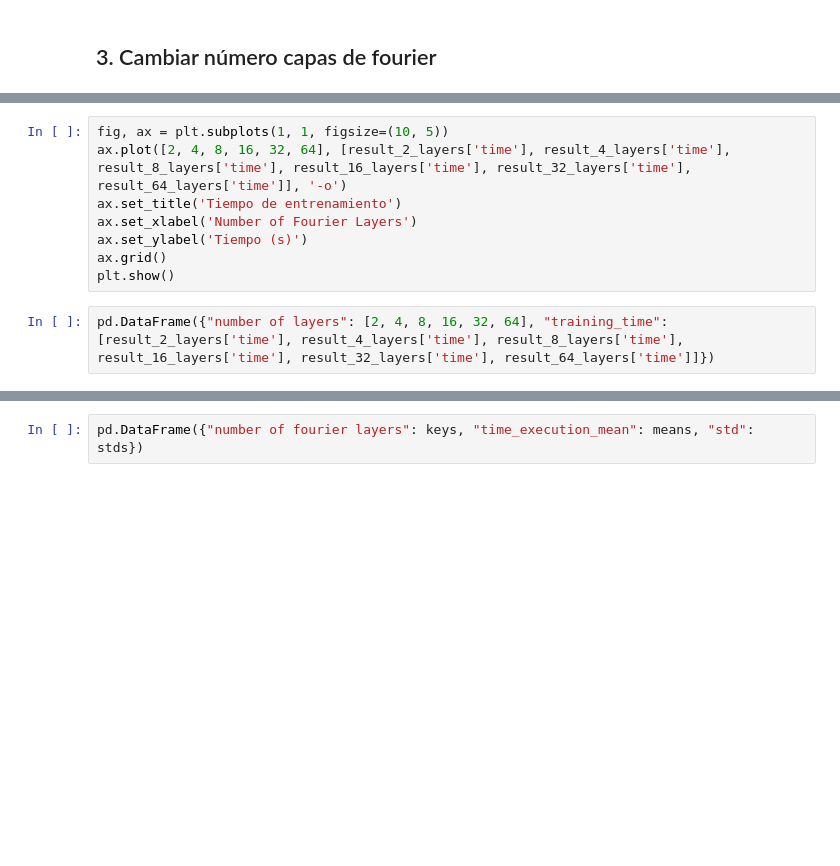
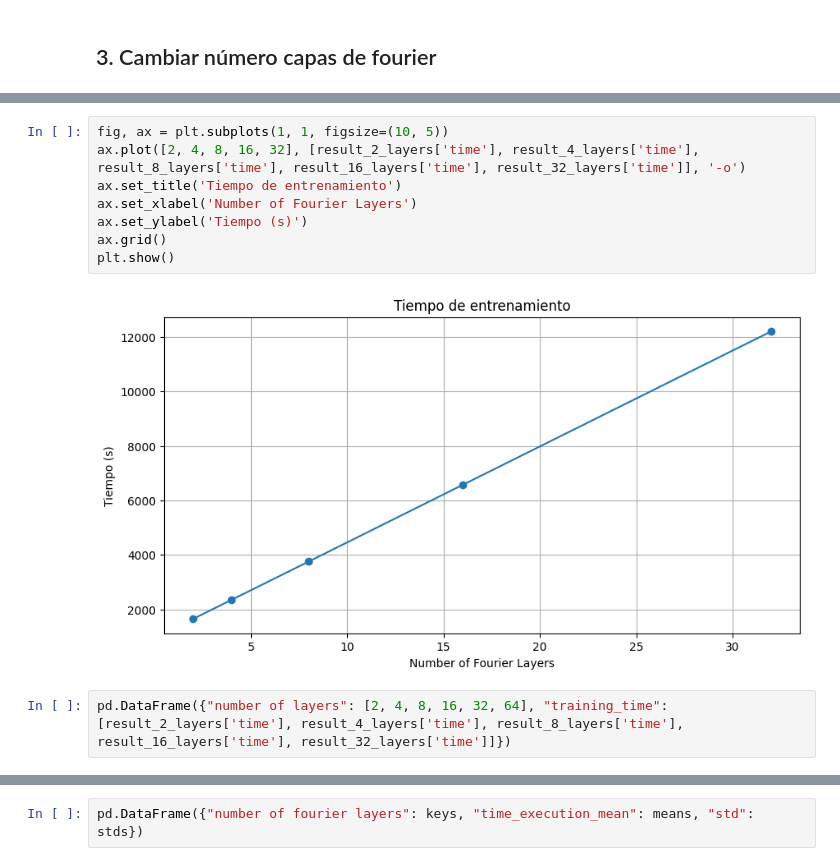
Before and after one commit to abelsr/Fourier-Neural-Operator, a Jupyter notebook: notebooks/experimentos-con-fno.ipynb, the cells around one changed output, grey strips where cells are left out. Cells and saved outputs as stored; diff of their text form; blank space fills up the shorter version.

```diff
--- a/notebooks/experimentos-con-fno.ipynb
+++ b/notebooks/experimentos-con-fno.ipynb
@@ -490,12 +551,14 @@ plt.show()
 # %%
 fig, ax = plt.subplots(1, 1, figsize=(10, 5))
-ax.plot([2, 4, 8, 16, 32, 64], [result_2_layers['time'], result_4_layers['time'], result_8_layers['time'], result_16_layers['time'], result_32_layers['time'], result_64_layers['time']], '-o')
+ax.plot([2, 4, 8, 16, 32], [result_2_layers['time'], result_4_layers['time'], result_8_layers['time'], result_16_layers['time'], result_32_layers['time']], '-o')
 ax.set_title('Tiempo de entrenamiento')
 ax.set_xlabel('Number of Fourier Layers')
 ax.set_ylabel('Tiempo (s)')
 ax.grid()
 plt.show()
+# %% [output]
+[figure, added]
 # %%
-pd.DataFrame({"number of layers": [2, 4, 8, 16, 32, 64], "training_time": [result_2_layers['time'], result_4_layers['time'], result_8_layers['time'], result_16_layers['time'], result_32_layers['time'], result_64_layers['time']]})
+pd.DataFrame({"number of layers": [2, 4, 8, 16, 32, 64], "training_time": [result_2_layers['time'], result_4_layers['time'], result_8_layers['time'], result_16_layers['time'], result_32_layers['time']]})
 # %%
 # Hacer predicciones con cada modelo y medir el tiempo, hacer 100 veces el experimento
```
Also changed, not shown: parts of 33 cells of this notebook, 1 other file.
